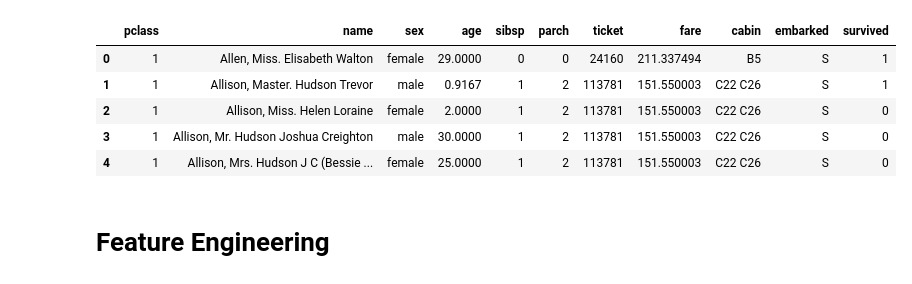
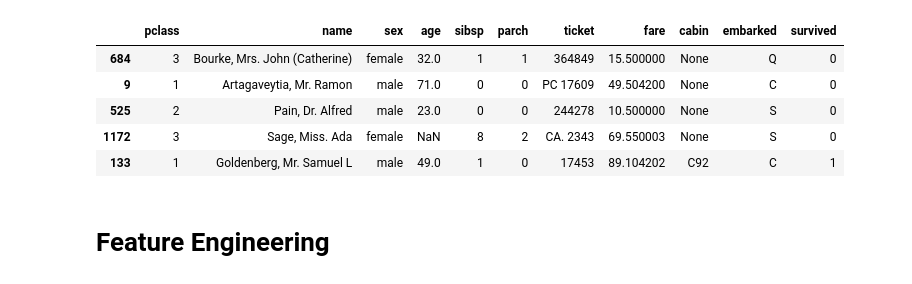
Before and after one commit to sid-basu/ml-exploration, a Jupyter notebook: kaggle-titanic/refinement_3.ipynb, the cells around one changed output. Cells and saved outputs as stored; diff of their text form; code cells hidden in the pictures.

```diff
--- a/kaggle-titanic/refinement_3.ipynb
+++ b/kaggle-titanic/refinement_3.ipynb
@@ -11,27 +11,28 @@ from model_diagnostics import model_diagnostics, skf_preds, model_diagnostics_sk
 # %%
 from sklearn.datasets import fetch_openml
 from sklearn.model_selection import train_test_split
 
 data_full = fetch_openml(
     "titanic", version=1, as_frame=True
 )
 
 data = pd.concat([data_full['data'], data_full['target']], axis = 1)
 
 drop_cols = ['boat', 'body', 'home.dest']
 
 data.drop(columns = drop_cols, inplace = True)
 
 # change data types to match the csv data types in kaggle
 data = data.astype({'pclass': 'int32', 'sex': 'object', 'sibsp': 'int32', 'parch': 'int32', 'fare': 'float32', 'embarked': 'object', 'survived': 'int32'})
+data = data.sample(frac = 1)
 data.head()
 # %% [output]
 |  | pclass | name | sex | age | sibsp | parch | ticket | fare | cabin | embarked | survived |
-| 0 | 1 | Allen, Miss. Elisabeth Walton | female | 29.0000 | 0 | 0 | 24160 | 211.337494 | B5 | S | 1 |
-| 1 | 1 | Allison, Master. Hudson Trevor | male | 0.9167 | 1 | 2 | 113781 | 151.550003 | C22 C26 | S | 1 |
-| 2 | 1 | Allison, Miss. Helen Loraine | female | 2.0000 | 1 | 2 | 113781 | 151.550003 | C22 C26 | S | 0 |
-| 3 | 1 | Allison, Mr. Hudson Joshua Creighton | male | 30.0000 | 1 | 2 | 113781 | 151.550003 | C22 C26 | S | 0 |
-| 4 | 1 | Allison, Mrs. Hudson J C (Bessie ... | female | 25.0000 | 1 | 2 | 113781 | 151.550003 | C22 C26 | S | 0 |
+| 684 | 3 | Bourke, Mrs. John (Catherine) | female | 32.0 | 1 | 1 | 364849 | 15.500000 | None | Q | 0 |
+| 9 | 1 | Artagaveytia, Mr. Ramon | male | 71.0 | 0 | 0 | PC 17609 | 49.504200 | None | C | 0 |
+| 525 | 2 | Pain, Dr. Alfred | male | 23.0 | 0 | 0 | 244278 | 10.500000 | None | S | 0 |
+| 1172 | 3 | Sage, Miss. Ada | female | NaN | 8 | 2 | CA. 2343 | 69.550003 | None | S | 0 |
+| 133 | 1 | Goldenberg, Mr. Samuel L | male | 49.0 | 1 | 0 | 17453 | 89.104202 | C92 | C | 1 |
 # %% [markdown]
 # Feature Engineering
 # %% [markdown]
```
Also changed, not shown: parts of 14 cells of this notebook, 1 other file.
